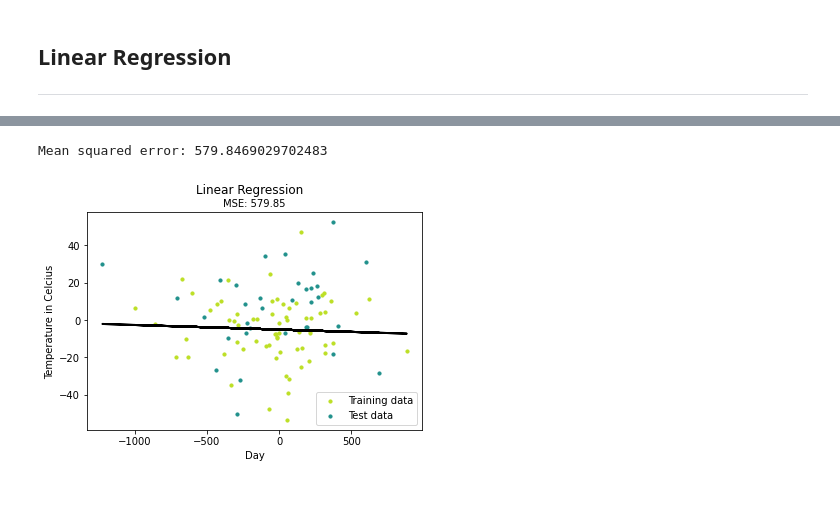
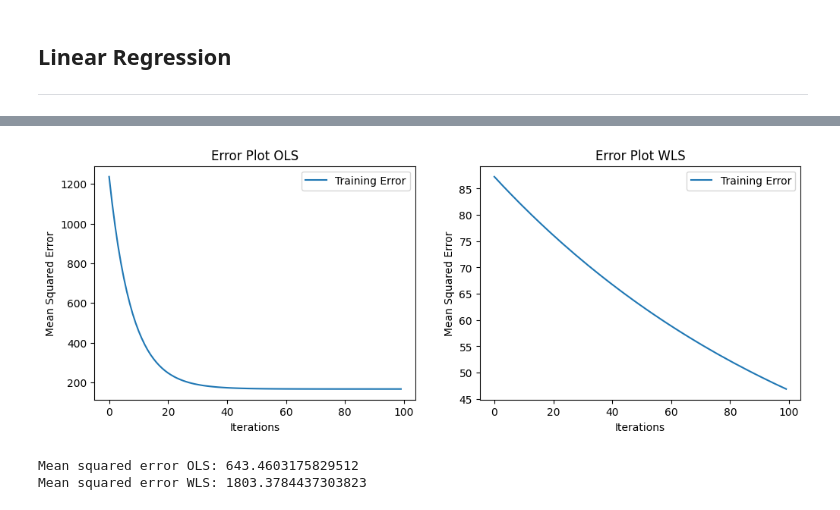
Before and after one commit to juan190199/ML-Zero-To-Hero, a Jupyter notebook: examples/linear_regression.ipynb, the cells around one changed output, grey strips where cells are left out. Cells and saved outputs as stored; diff of their text form; code cells hidden in the pictures.

```diff
--- a/examples/linear_regression.ipynb
+++ b/examples/linear_regression.ipynb
@@ -22,6 +22,3 @@ X, y = make_regression(n_samples=100, n_features=1, noise=20)
 X_train, X_test, y_train, y_test = train_test_split(X, y, test_size=0.33)
 
 n_samples, n_features = np.shape(X)
-# %%
-model = LinearRegression(n_iterations=100)
-model.fit(X_train, y_train)
@@ -39,6 +24,0 @@ plt.show()
-# %%
-y_pred = model.predict(X_test)
-mse = mean_squared_error(y_test, y_pred)
-print("Mean squared error: %s" % (mse))
-# %% [output]
-Mean squared error: 579.8469029702483
@@ -47,14 +25,40 @@ y_pred_line = model.predict(X)
-# %%
-cmap = plt.get_cmap('viridis')
-
-m1 = plt.scatter(366 * X_train, y_train, color=cmap(0.9), s=10)
-m2 = plt.scatter(366 * X_test, y_test, color=cmap(0.5), s=10)
-plt.plot(366 * X, y_pred_line, color='black', linewidth=2, label="Prediction")
-plt.suptitle("Linear Regression")
-plt.title("MSE: %.2f" % mse, fontsize=10)
-plt.xlabel("Day")
-plt.ylabel("Temperature in Celcius")
-plt.legend((m1, m2), ("Training data", "Test data"), loc="lower right")
-plt.show()
-# %% [output]
-[figure, removed]
+# %%
+model_OLS = LinearRegression(n_iterations=100)
+model_OLS.fit(X_train, y_train)
+
+sample_weights = 1 / np.linalg.norm(X_train - np.mean(X_train, axis=1), axis=1)
+model_WLS = LinearRegression(n_iterations=100)
+model_WLS.fit(X_train, y_train, sample_weights=sample_weights)
+# %%
+fig, axs = plt.subplots(1, 2, figsize=(12, 4))
+
+# Plot of the training error for OLS
+n_OLS = len(model_OLS.training_errors)
+training_OLS, = axs[0].plot(range(n_OLS), model_OLS.training_errors, label="Training Error")
+axs[0].legend(handles=[training_OLS])
+axs[0].set_title("Error Plot OLS")
+axs[0].set_ylabel("Mean Squared Error")
+axs[0].set_xlabel("Iterations")
+
+# Plot of the training error for WLS
+n_WLS = len(model_WLS.training_errors)
+training_WLS, = axs[1].plot(range(n_WLS), model_WLS.training_errors, label="Training Error")
+axs[1].legend(handles=[training_WLS])
+axs[1].set_title("Error Plot WLS")
+axs[1].set_ylabel("Mean Squared Error")
+axs[1].set_xlabel("Iterations")
+
+plt.show()
+# %% [output]
+[figure, added]
+# %%
+y_pred_OLS = model_OLS.predict(X_test)
+mse_OLS = mean_squared_error(y_test, y_pred_OLS)
+print("Mean squared error OLS: %s" % (mse_OLS))
+
+y_pred_WLS = model_WLS.predict(X_test)
+mse_WLS = mean_squared_error(y_test, y_pred_WLS)
+print("Mean squared error WLS: %s" % (mse_WLS))
+# %% [output]
+Mean squared error OLS: 643.4603175829512
+Mean squared error WLS: 1803.3784437303823
```
Also changed, not shown: parts of 5 cells of this notebook.
